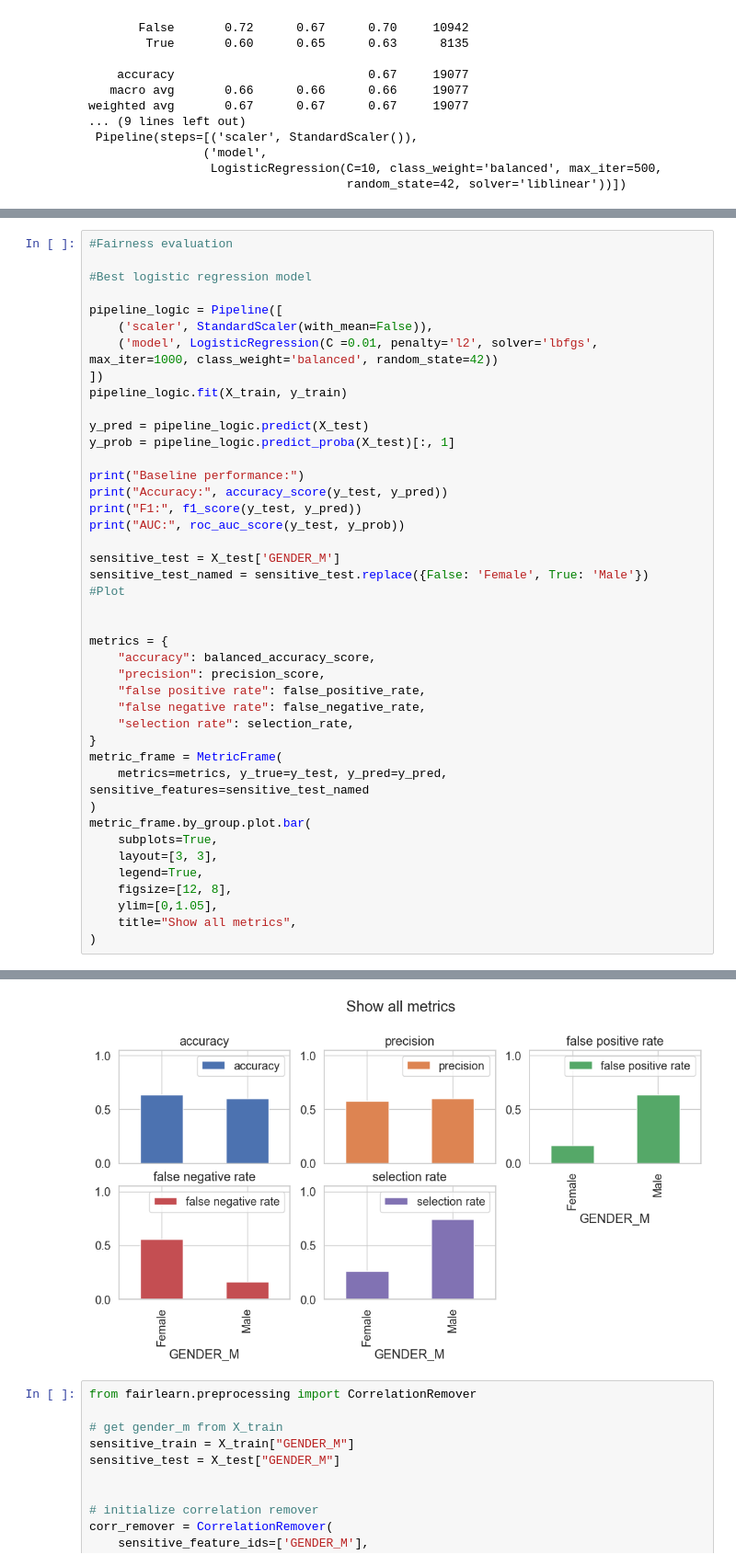
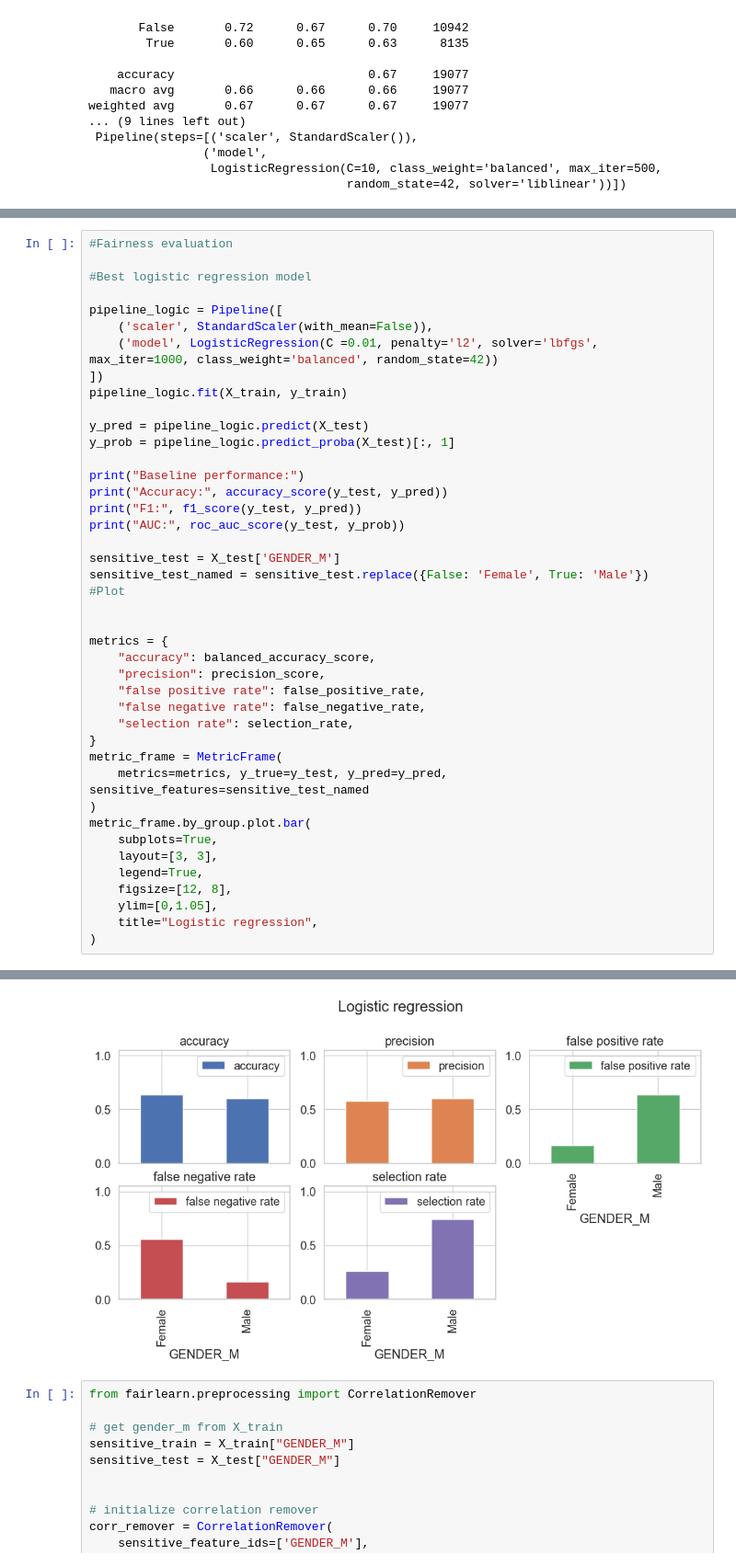
Before and after one commit to martenzZe/MRAI_project, a Jupyter notebook: Project_code.ipynb, the cells around one changed output, grey strips where cells are left out. Shown at 92% size. Cells and saved outputs as stored; diff of their text form.

```diff
--- a/Project_code.ipynb
+++ b/Project_code.ipynb
@@ -605,35 +608,35 @@ sensitive_test_named = sensitive_test.replace({False: 'Female', True: 'Male'})
 metrics = {
     "accuracy": balanced_accuracy_score,
     "precision": precision_score,
     "false positive rate": false_positive_rate,
     "false negative rate": false_negative_rate,
     "selection rate": selection_rate,
 }
 metric_frame = MetricFrame(
     metrics=metrics, y_true=y_test, y_pred=y_pred, sensitive_features=sensitive_test_named
 )
 metric_frame.by_group.plot.bar(
     subplots=True,
     layout=[3, 3],
     legend=True,
     figsize=[12, 8],
     ylim=[0,1.05],
-    title="Show all metrics",
+    title="Logistic regression",
 )
 # %% [output]
 Baseline performance:
 Accuracy: 0.6641767573517848
 F1: 0.6276697759567605
 AUC: 0.7227037582798219
 array([[<Axes: title={'center': 'accuracy'}, xlabel='GENDER_M'>,
         <Axes: title={'center': 'precision'}, xlabel='GENDER_M'>,
         <Axes: title={'center': 'false positive rate'}, xlabel='GENDER_M'>],
        [<Axes: title={'center': 'false negative rate'}, xlabel='GENDER_M'>,
         <Axes: title={'center': 'selection rate'}, xlabel='GENDER_M'>,
         <Axes: xlabel='GENDER_M'>],
        [<Axes: xlabel='GENDER_M'>, <Axes: xlabel='GENDER_M'>,
         <Axes: xlabel='GENDER_M'>]], dtype=object)
-[figure, old version]
+[figure, new version]
 # %%
 from fairlearn.preprocessing import CorrelationRemover
 
```
Also changed, not shown: parts of 11 cells of this notebook.
